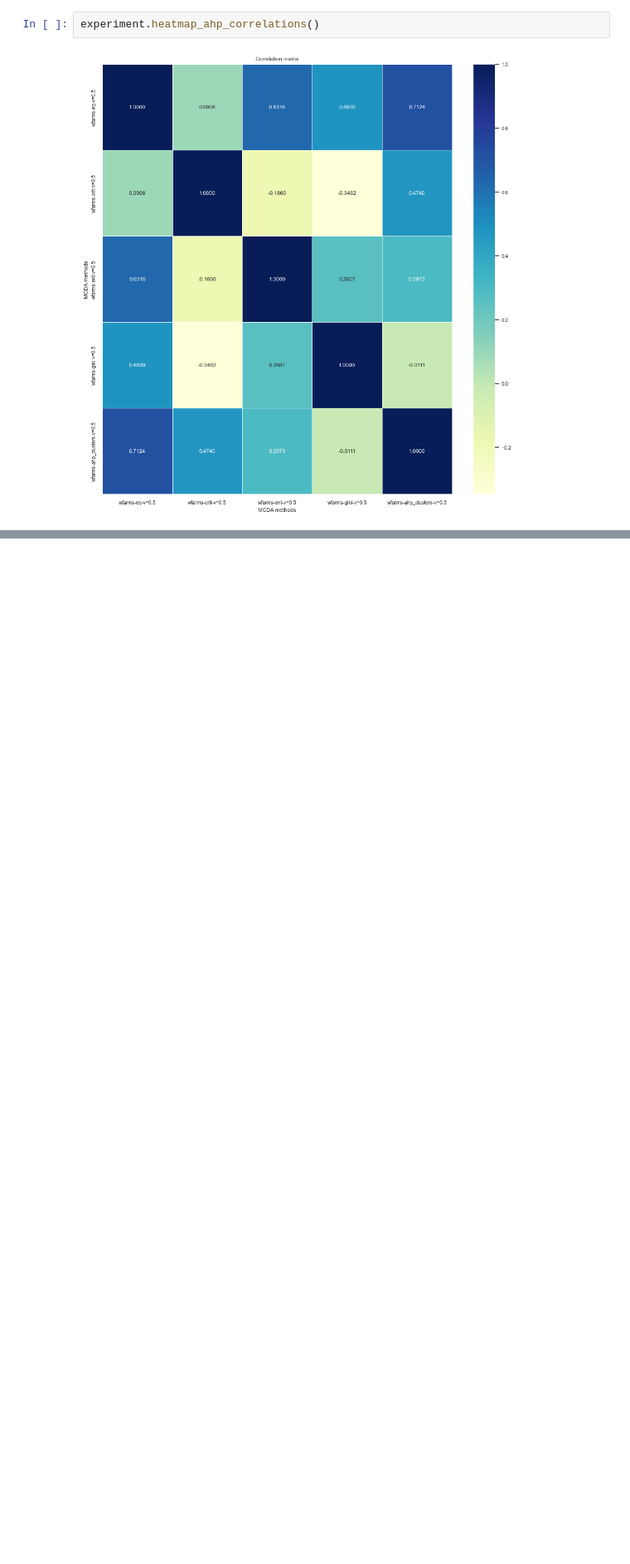
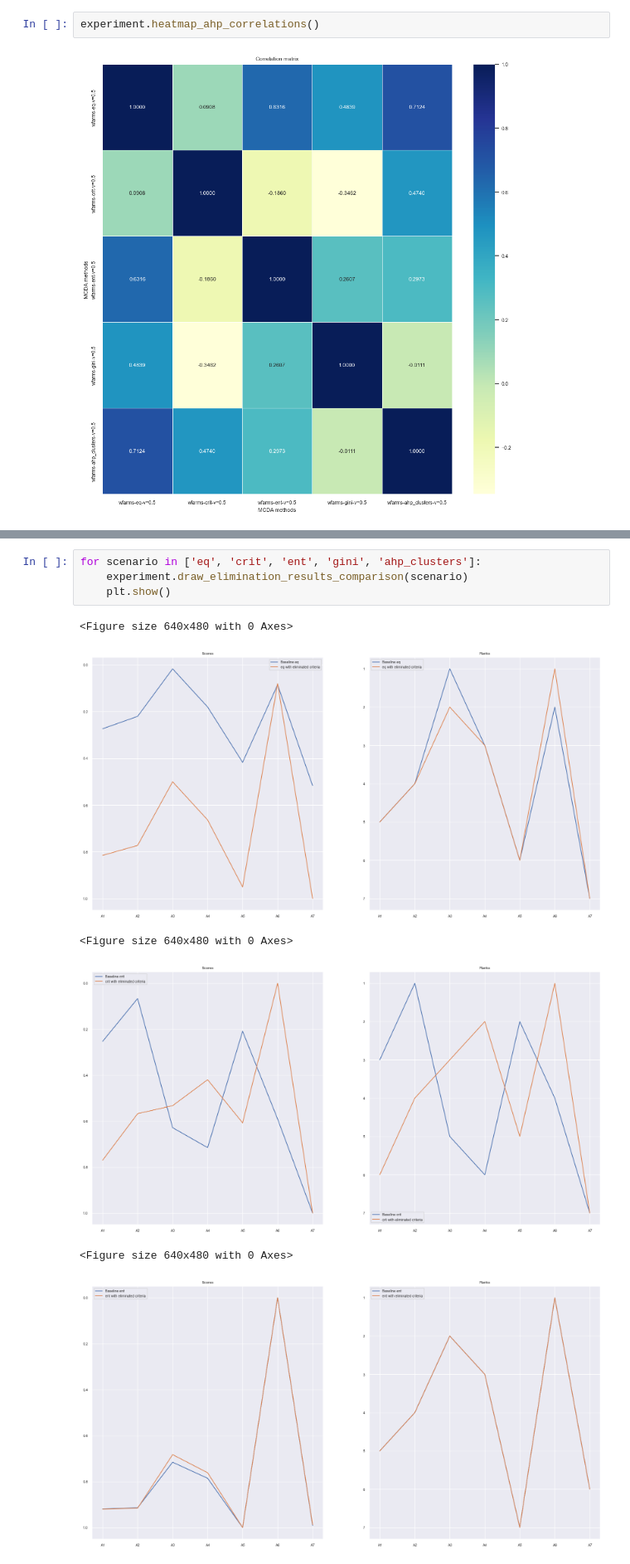
Before and after one commit to arturkarczmarczyk/vikorvanalysis, a Jupyter notebook: article.ipynb, the cells around one changed output, grey strips where cells are left out. Shown at 83% size. Drawn from its saved outputs; the diff is of its cells as text; blank space fills up the shorter version.

```diff
--- a/article.ipynb
+++ b/article.ipynb
@@ -378,0 +384,11 @@ experiment.heatmap_ahp_correlations()
+# %%
+for scenario in ['eq', 'crit', 'ent', 'gini', 'ahp_clusters']:
+    experiment.draw_elimination_results_comparison(scenario)
+    plt.show()
+# %% [output]
+<Figure size 640x480 with 0 Axes>
+[figure, added]
+<Figure size 640x480 with 0 Axes>
+[figure, added]
+<Figure size 640x480 with 0 Axes>
+[figure, added]
```
Also changed, not shown: parts of 14 cells of this notebook, 1 other file.
